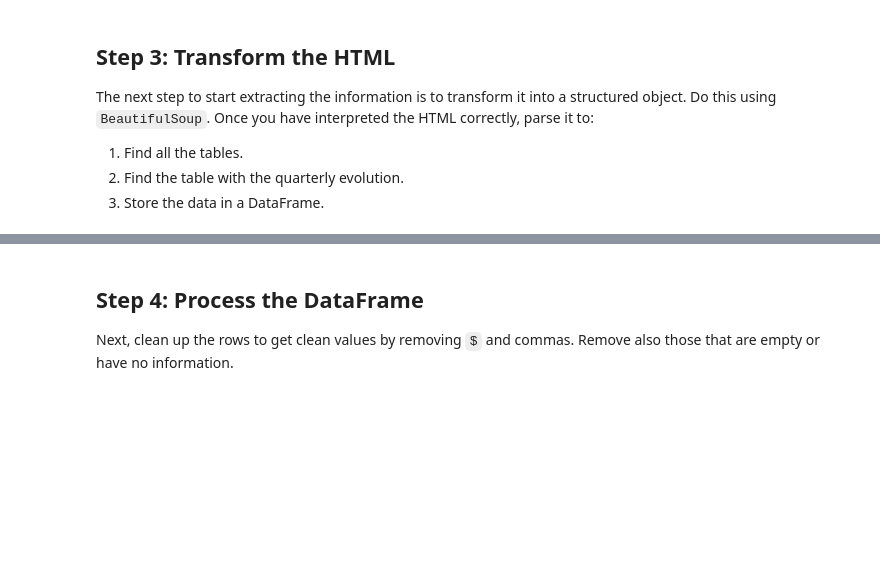
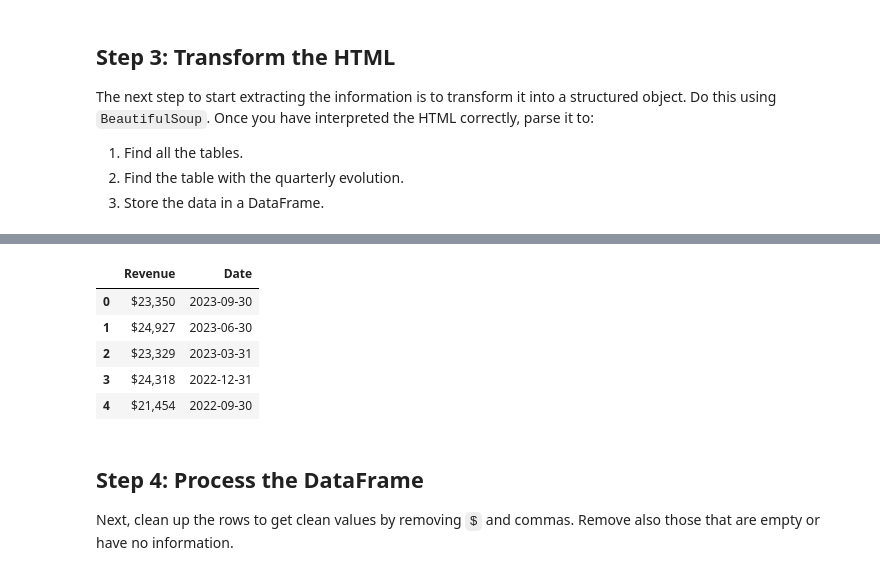
Before and after one commit to steven10015/Web_scrapping_1, a Jupyter notebook: src/problems.ipynb, the cells around one changed output, grey strips where cells are left out. Saved outputs shown, nothing was run; the diff lists cells and outputs as text; code cells hidden in the pictures; blank space fills up the shorter version.

```diff
--- a/src/problems.ipynb
+++ b/src/problems.ipynb
@@ -23,0 +29,8 @@ The web page we want to scrape is the following: https://www.macrotrends.net/sto
+# %%
+# TODO
+url = 'https://www.macrotrends.net/stocks/charts/TSLA/tesla/revenue'
+headers = {'User-Agent': 'Mozilla/5.0 (Macintosh; Intel Mac OS X 10_11_5) AppleWebKit/537.36 (KHTML, like Gecko) Chrome/50.0.2661.102 Safari/537.36'}
+
+html_data = request_data = requests.get('https://www.macrotrends.net/stocks/charts/TSLA/tesla/revenue', headers=headers)
+
+html_data
@@ -33,3 +72,31 @@ The next step to start extracting the information is to transform it into a stru
+# %%
+for idx, table in enumerate(parsed_html_tables):
+    if "Tesla Quarterly Revenue" in str(table):
+        table_index = idx
+        break
+
+#tesla_revenue_df = pd.DataFrame(columns=['Revenue','Date'])
+
+data_ext = {
+    'Revenue': [],
+    'Date': [],
+}
+
+for row in parsed_html_tables[table_index].tbody.find_all('tr'):
+    col = row.find_all('td')
+    if col != []:
+        data_ext['Date'].append(col[0].text)
+        data_ext['Revenue'].append(col[1].text)
+
+tesla_rev_df = pd.DataFrame(data=data_ext)
+tesla_rev_df.head()
+# %% [output]
+|  | Revenue | Date |
+| 0 | $23,350 | 2023-09-30 |
+| 1 | $24,927 | 2023-06-30 |
+| 2 | $23,329 | 2023-03-31 |
+| 3 | $24,318 | 2022-12-31 |
+| 4 | $21,454 | 2022-09-30 |
 # %% [markdown]
 ## Step 4: Process the DataFrame
 Next, clean up the rows to get clean values by removing `$` and commas. Remove also those that are empty or have no information.
```
Also changed, not shown: parts of 23 cells of this notebook, 2 other files.
